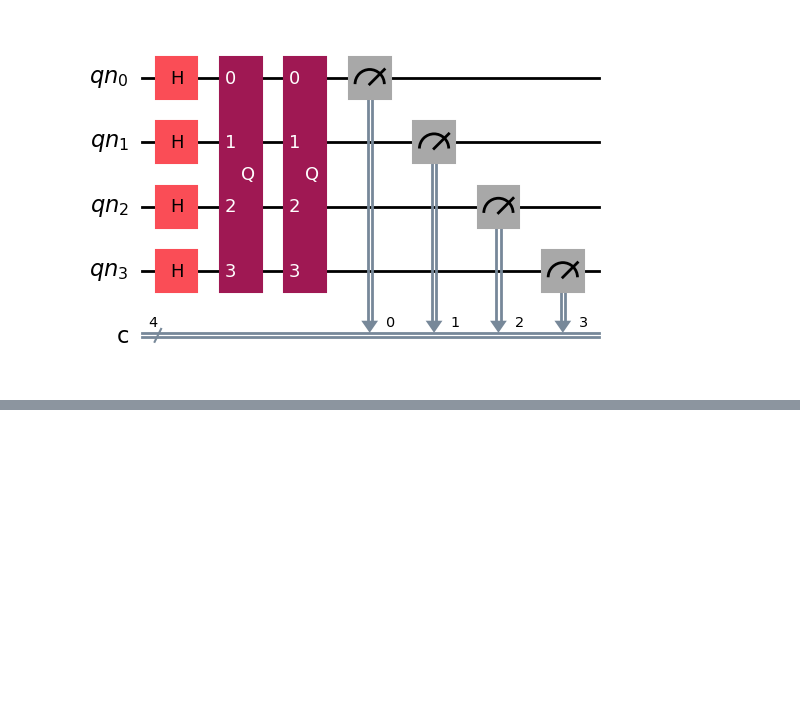
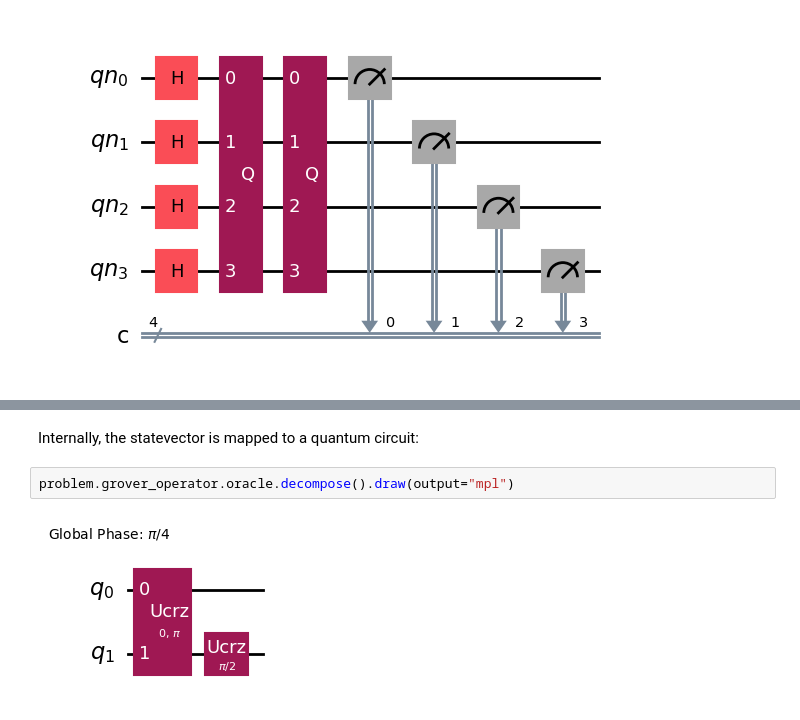
Before and after one commit to skingham/londonmet_quantum_tutorials, a Jupyter notebook: notebooks/week_3-grover.ipynb, the cells around one changed output, grey strips where cells are left out. Saved outputs shown, nothing was run; the diff lists cells and outputs as text; blank space fills up the shorter version.

```diff
--- a/notebooks/week_3-grover.ipynb
+++ b/notebooks/week_3-grover.ipynb
@@ -158,0 +217,6 @@ Depth: 4
+# %% [markdown]
+Internally, the statevector is mapped to a quantum circuit:
+# %%
+problem.grover_operator.oracle.decompose().draw(output="mpl")
+# %% [output]
+[figure, added]
```
Also changed, not shown: parts of 43 cells of this notebook, 3 other files.
